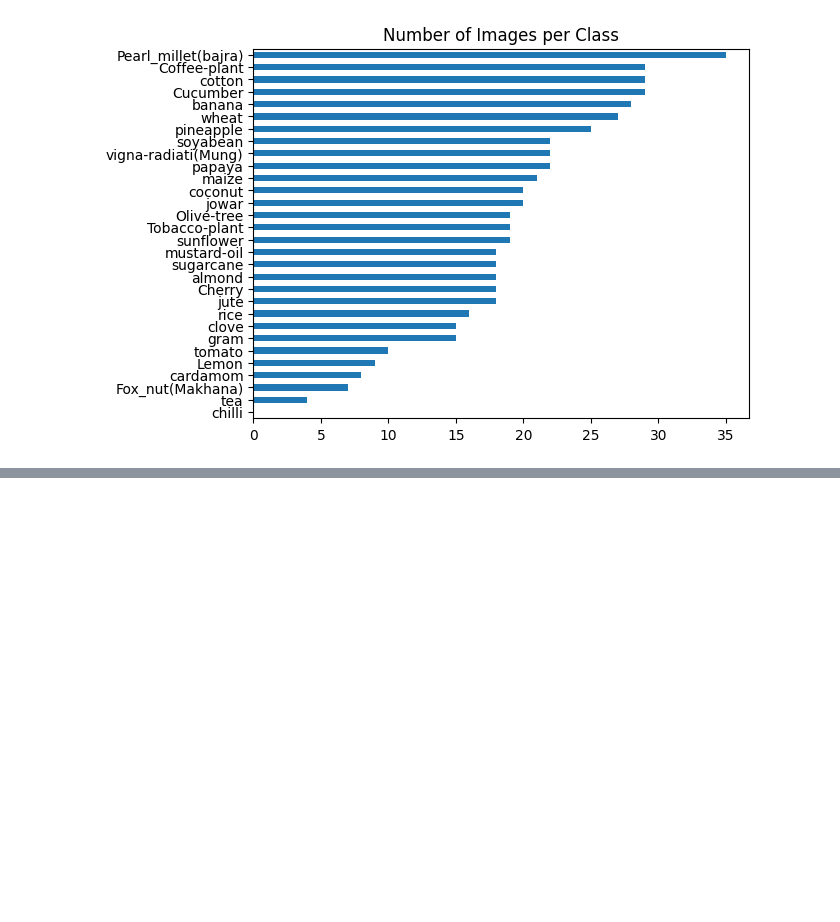
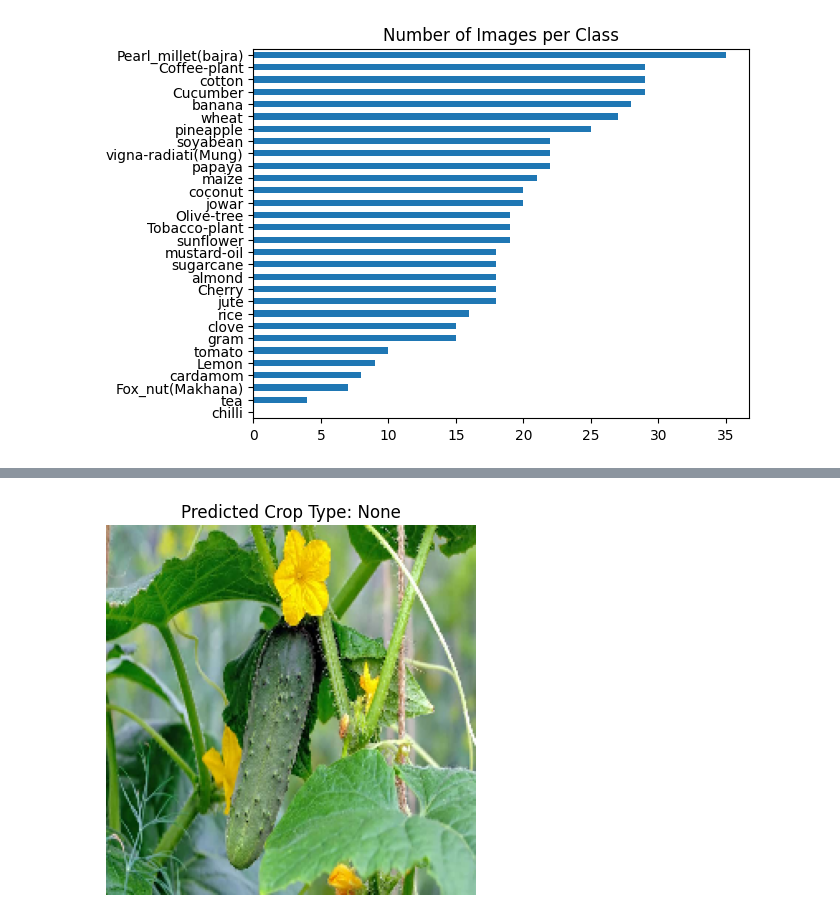
Before and after one commit to mitrabrindaa/krishivision, a Jupyter notebook: model.ipynb, the cells around one changed output, grey strips where cells are left out. Cells and saved outputs as stored; diff of their text form; code cells hidden in the pictures; blank space fills up the shorter version.

Commit message:
Kaggle Notebook | KrishiVision | Version 2

```diff
--- a/model.ipynb
+++ b/model.ipynb
@@ -287,0 +323,5 @@ NameError: name 'model' is not defined
+# %%
+from tensorflow.keras.models import load_model
+
+# Load the model
+model = load_model('final_model.keras')
@@ -287,0 +347,21 @@ NameError: name 'model' is not defined
+# %%
+# List of class names (replace with your actual class names)
+class_names = ['tomato', 'chilli', 'clove', 'pineapple', 'vigna-radiati(Mung)', 'Olive-tree', 'papaya', 'Tobacco-plant', 'jute', 'jowar', 'gram', 'tea', 'maize', 'wheat', 'soyabean', 'Pearl_millet(bajra)', 'Lemon', 'Fox_nut(Makhana)', 'mustard-oil', 'sugarcane', 'almond', 'Cucumber', 'sunflower', 'cotton', 'banana', 'Cherry', 'cardamom', 'rice', 'Coffee-plant', 'coconut']
+
+def predict_crop_type(img_path):
+    # Preprocess the image
+    img_array = preprocess_input_image(img_path)
+
+    # Predict using the model
+    predictions = model.predict(img_array)
+
+    # Get the index of the highest probability class
+    predicted_class_index = np.argmax(predictions, axis=1)[0]
+
+    # Map the index to the class name
+    predicted_class = class_names[predicted_class_index]
+
+    print(f'The predicted crop type is: {predicted_class}')
+
+# Example usage
+predict_crop_type('/kaggle/input/agricultural-crops-image-classification/Agricultural-crops/Cucumber/image (1).jpeg')
@@ -287,0 +371,19 @@ NameError: name 'model' is not defined
+# %%
+import matplotlib.pyplot as plt
+
+def display_image_with_prediction(img_path):
+    # Load and preprocess the image
+    img_array = preprocess_input_image(img_path)[0]  # Remove batch dimension
+
+    # Predict crop type
+    predicted_class = predict_crop_type(img_path)
+
+    # Display the image
+    plt.imshow(img_array)
+    plt.title(f'Predicted Crop Type: {predicted_class}')
+    plt.axis('off')
+    plt.show()
+
+# Example usage
+display_image_with_prediction('/kaggle/input/agricultural-crops-image-classification/Agricultural-crops/Cucumber/image (1).jpeg')
+# %% [output]
@@ -287,0 +392 @@ NameError: name 'model' is not defined
+[figure, added]
```
Also changed, not shown: parts of 31 cells of this notebook.
